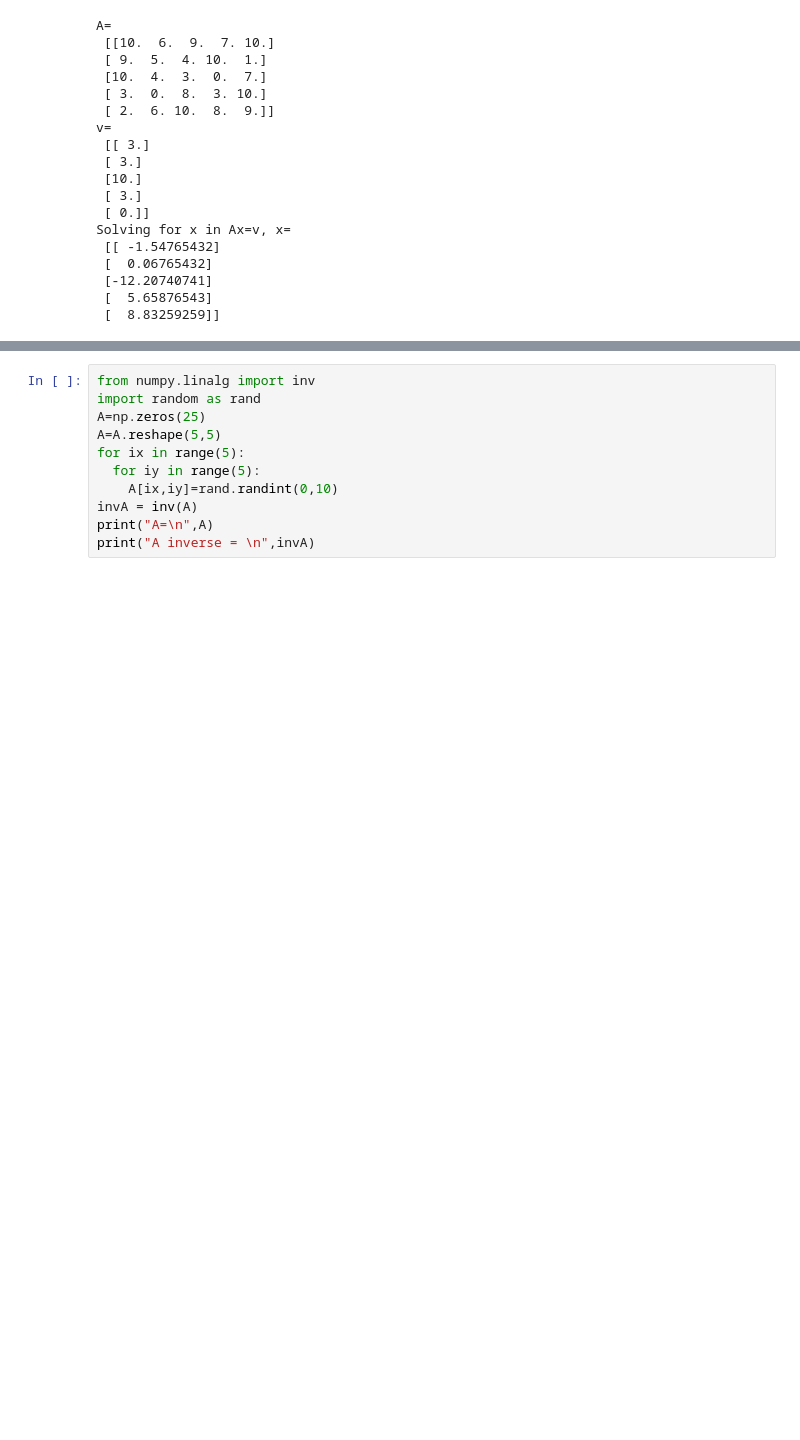
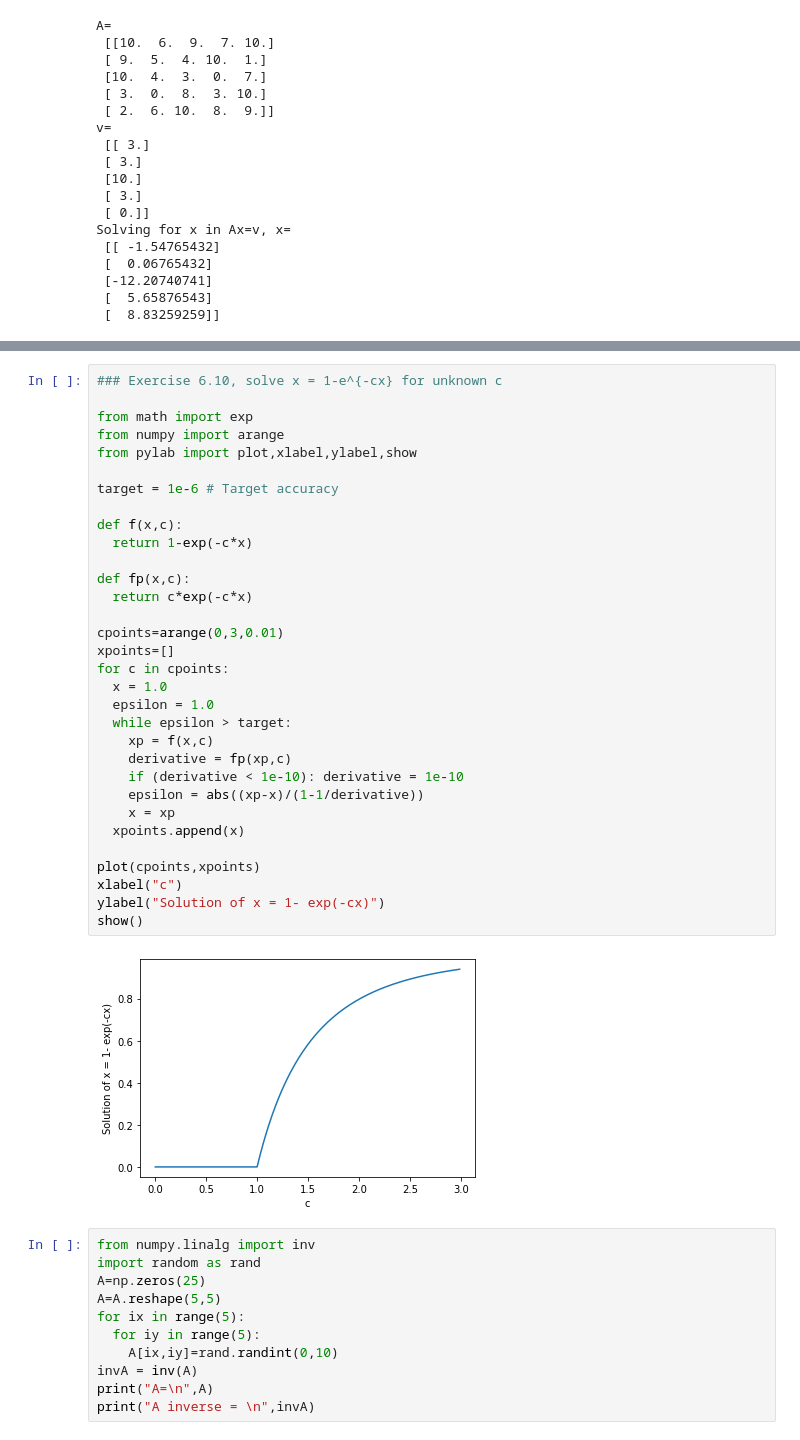
Before and after one commit to NIUCompPhys/Spring2021, a Jupyter notebook: temp2_pynb.ipynb, the cells around one changed output, grey strips where cells are left out. Cells and saved outputs as stored; diff of their text form; blank space fills up the shorter version.

```diff
--- a/temp2_pynb.ipynb
+++ b/temp2_pynb.ipynb
@@ -534,3 +642,37 @@ Solving for x in Ax=v, x=
+# %%
+### Exercise 6.10, solve x = 1-e^{-cx} for unknown c
+
+from math import exp
+from numpy import arange
+from pylab import plot,xlabel,ylabel,show
+
+target = 1e-6 # Target accuracy
+
+def f(x,c):
+  return 1-exp(-c*x)
+
+def fp(x,c):
+  return c*exp(-c*x)
+
+cpoints=arange(0,3,0.01)
+xpoints=[]
+for c in cpoints:
+  x = 1.0
+  epsilon = 1.0
+  while epsilon > target:
+    xp = f(x,c)
+    derivative = fp(xp,c)
+    if (derivative < 1e-10): derivative = 1e-10
+    epsilon = abs((xp-x)/(1-1/derivative))
+    x = xp
+  xpoints.append(x)
+
+plot(cpoints,xpoints)
+xlabel("c")
+ylabel("Solution of x = 1- exp(-cx)")
+show()
+# %% [output]
+[figure, added]
 # %%
 from numpy.linalg import inv
 import random as rand
```
Also changed, not shown: parts of 1 cell of this notebook.
